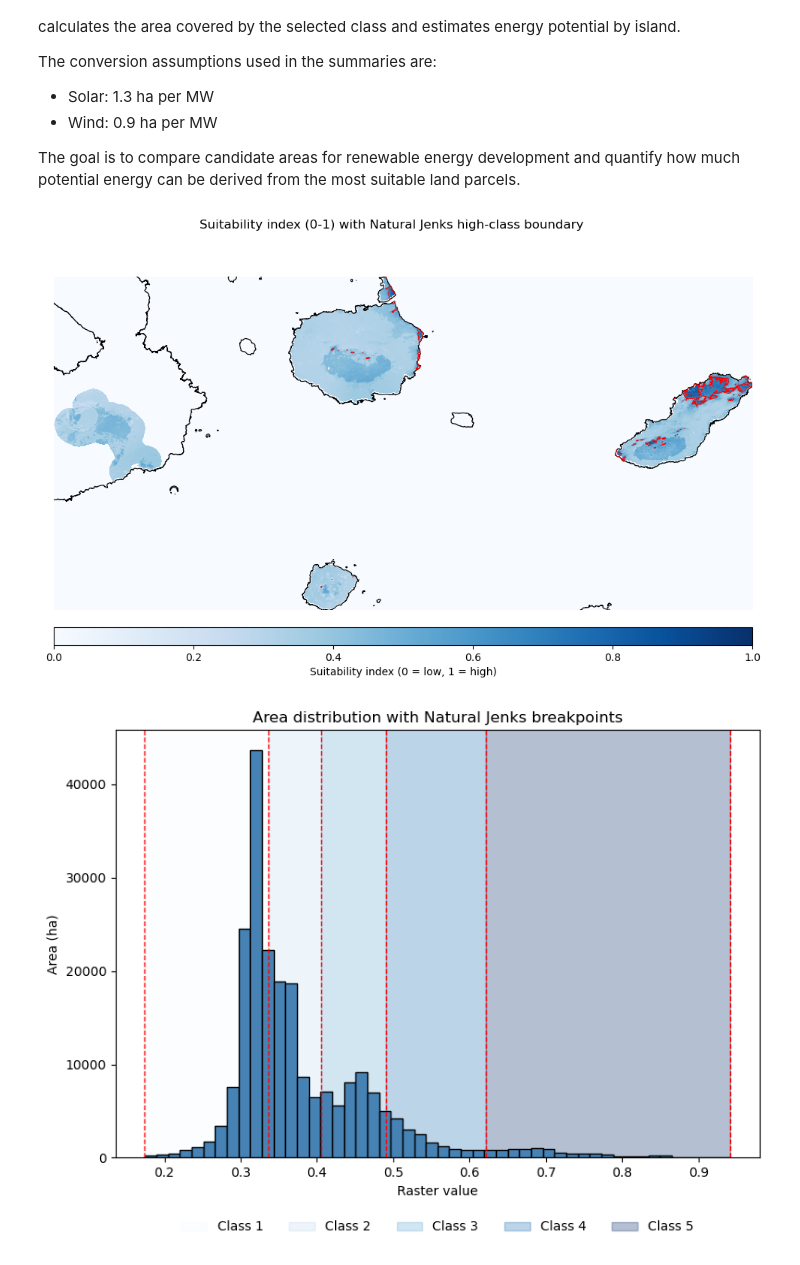
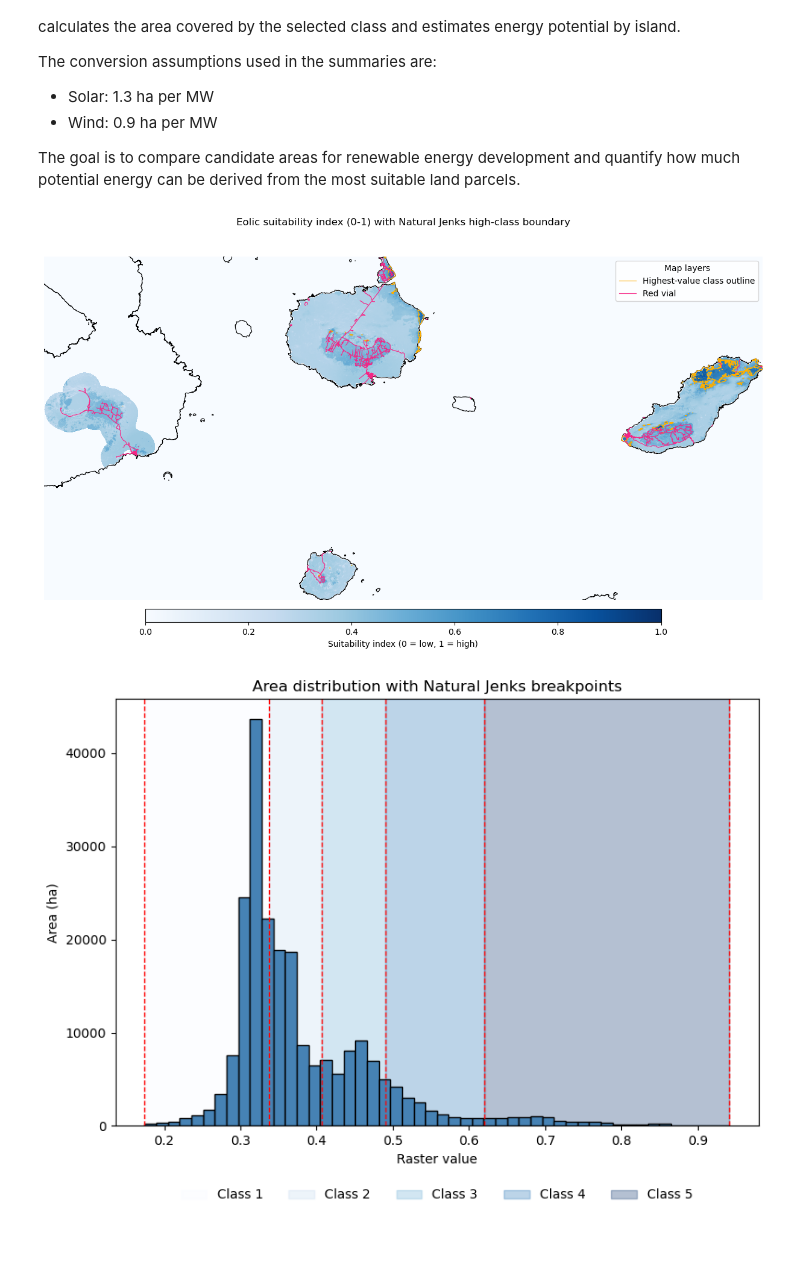
Before and after one commit to eemahon/idoneidad_hygalapagos, a Jupyter notebook: analisis/postprocessing.ipynb, the cells around one changed output. Drawn from its saved outputs; the diff is of its cells as text; code cells hidden in the pictures.

```diff
--- a/analisis/postprocessing.ipynb
+++ b/analisis/postprocessing.ipynb
@@ -30,17 +30,22 @@ CLASSIFICATION = "natural_jenks"  # options: "quantiles", "natural_jenks", "equa
 RASTER_PATH = r"C:\HyGalapagos\outputs_eolico\scenario_1\weighted_suitability_scenario_1_20260929_232138.tif"
 #C:\HyGalapagos\outputs_eolico\scenario_1\weighted_suitability_scenario_1_20260927_123852.tif
 #C:\HyGalapagos\outputs_solar\scenario_2\weighted_suitability_20260923_094417.tif
+#C:\HyGalapagos\outputs_eolico\scenario_1\weighted_suitability_scenario_1_20260929_232138.tif
+#C:\HyGalapagos\outputs_solar\scenario_2\weighted_suitability_20260930_125722.tif"
 
 n_quantiles = 5
 n_jenks = 5
 n_equal = 5
 
 galapagos_boundary = r"C:\Galapagos_IERSE\01_Organizacion_Territorial\Provincia_Galapagos_CONALI_2018.shp"
+SHOW_RED_VIAL = True
+RED_VIAL_PATH = r"C:\Galapagos_IERSE\01_Vialidad\red_vial_editada_galapagos.shp"
 
 if not os.path.isfile(RASTER_PATH):
     raise ValueError(f"RASTER_PATH does not point to a valid file: {RASTER_PATH}")
 
 HA_PER_MW = 1.3 if ENERGY_TYPE == "solar" else 0.9
+ENERGY_LABEL = "Solar" if ENERGY_TYPE == "solar" else "Eolic"
 
 scheme_map = {
     "quantiles": "quantiles",
@@ -55,8 +60,19 @@ classification_labels = {
     "equal_interval": "Equal Interval",
 }
 
-CMAP = "YlOrRd" if ENERGY_TYPE == "solar" else "Blues"
-OUTLINE_COLOR = "blue" if ENERGY_TYPE == "solar" else "red"
+if ENERGY_TYPE == "solar":
+    from matplotlib.colors import LinearSegmentedColormap
+
+    CMAP = LinearSegmentedColormap.from_list(
+        "solar_soft_orange_red",
+        ["#FFF6EB", "#F2DCCB", "#E6B99E", "#D58D75", "#964D49"],
+    )
+    OUTLINE_COLOR = "#FFB000"
+    RED_VIAL_COLOR = "#F72585"
+else:
+    CMAP = "Blues"
+    OUTLINE_COLOR = "#FFB000"
+    RED_VIAL_COLOR = "#F72585"
 # %%
 def classify_raster(raster_path, method="quantiles", n_jenks=5, n_quantiles=5, n_equal=5, nodata=None):
     """Classify a raster with Natural Breaks (Jenks), Quantiles and Equal Interval schemes.
@@ -93,6 +109,8 @@ def classify_raster(raster_path, method="quantiles", n_jenks=5, n_quantiles=5, n
     results["selected_method"] = method
     return results
 # %%
+from matplotlib.lines import Line2D
+
 results = classify_raster(
     RASTER_PATH,
     method=scheme_key,
@@ -114,8 +132,16 @@ x1, y1 = transform * (c1, r1)
 extent = [x0, x1, y1, y0]
 
 islands = gpd.read_file(galapagos_boundary).to_crs(results["profile"]["crs"])
+red_vial = None
+if SHOW_RED_VIAL:
+    red_vial = gpd.read_file(RED_VIAL_PATH).to_crs(results["profile"]["crs"])
 
-fig, ax = plt.subplots(figsize=(12, 12))
+map_width = 12.0
+map_height = map_width * abs((extent[3] - extent[2]) / (extent[1] - extent[0]))
+fig, ax = plt.subplots(
+    figsize=(map_width, map_height + 1.5),
+    constrained_layout=True,
+)
 im = ax.imshow(
     cropped_suitability,
     cmap=CMAP,
@@ -125,39 +151,52 @@ im = ax.imshow(
     origin="upper",
 )
 islands.boundary.plot(ax=ax, color="black", linewidth=0.8)
+if red_vial is not None:
+    red_vial.plot(ax=ax, color=RED_VIAL_COLOR, linewidth=0.8, zorder=4)
 
 # outline the highest-value class without replacing the continuous suitability colors
 last_class = results[scheme_key]["classifier"].k - 1
 ax.contour(
     np.where(np.isnan(cropped_classes), 0, cropped_classes == last_class).astype(float),
     levels=[0.5],
     colors=OUTLINE_COLOR,
-    linewidths=0.5,
+    linewidths=0.8,
     extent=extent,
     origin="upper",
 )
 
+legend_handles = [
+    Line2D(
+        [], [], color=OUTLINE_COLOR, linewidth=0.8, linestyle="-",
+        label="Highest-value class outline",
+    )
+]
+if red_vial is not None:
+    legend_handles.append(
+        Line2D([], [], color=RED_VIAL_COLOR, linewidth=0.8, linestyle="-", label="Red vial")
+    )
+ax.legend(handles=legend_handles, loc="upper right", frameon=True, title="Map layers")
+
 ax.set_xlim(extent[0], extent[1])
 ax.set_ylim(extent[2], extent[3])
 fig.suptitle(
-    f"Suitability index (0-1) with {classification_labels[CLASSIFICATION]} high-class boundary",
-    y=0.59,
+    f"{ENERGY_LABEL} suitability index (0-1) with {classification_labels[CLASSIFICATION]} high-class boundary"
 )
 ax.axis("off")
 colorbar = fig.colorbar(
     im,
     ax=ax,
     orientation="horizontal",
     fraction=0.035,
     pad=0.025,
     aspect=40,
     ticks=np.linspace(0.0, 1.0, 6),
 )
 colorbar.set_label("Suitability index (0 = low, 1 = high)", labelpad=4)
 
 plt.show()
 # %% [output]
-[figure, old version]
+[figure, new version]
 # %%
 # histogram of raster values with the active class breakpoints marked and shaded
 values = results["data"][results["mask"]]
```
Also changed, not shown: parts of 2 cells of this notebook, 52 other files.
